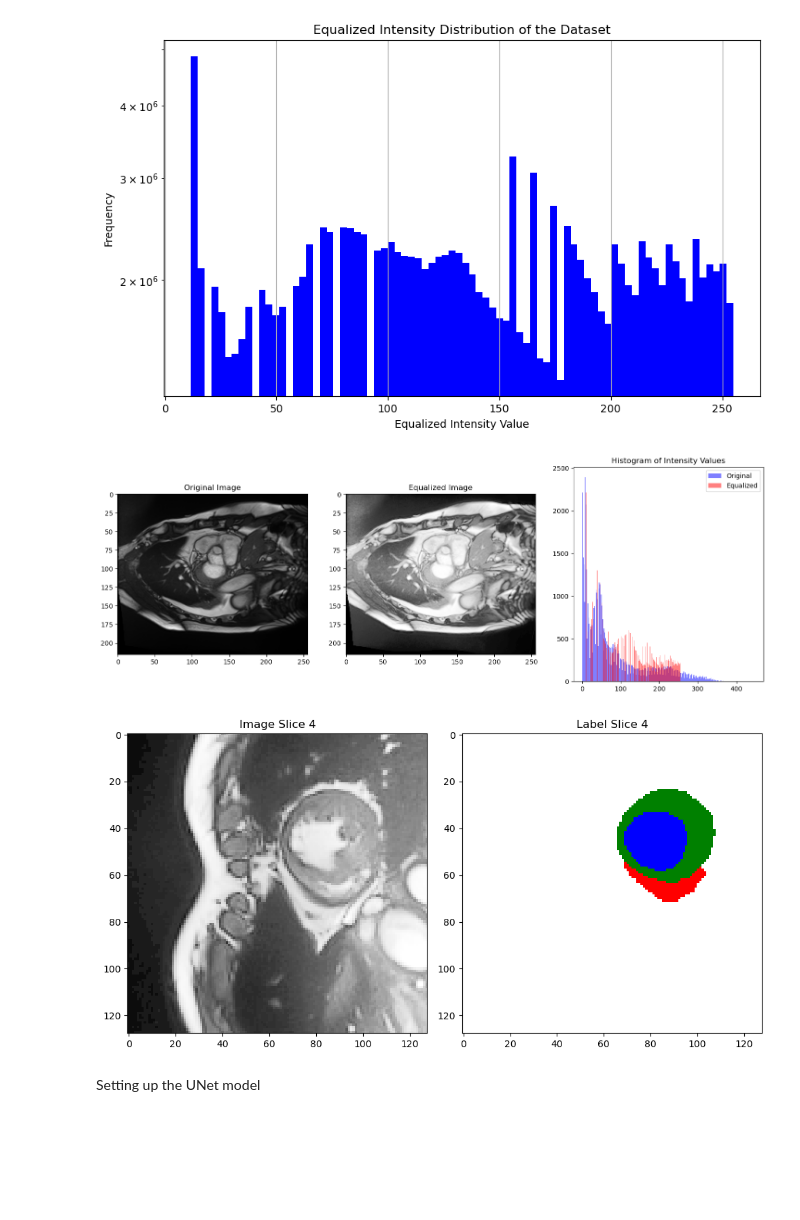
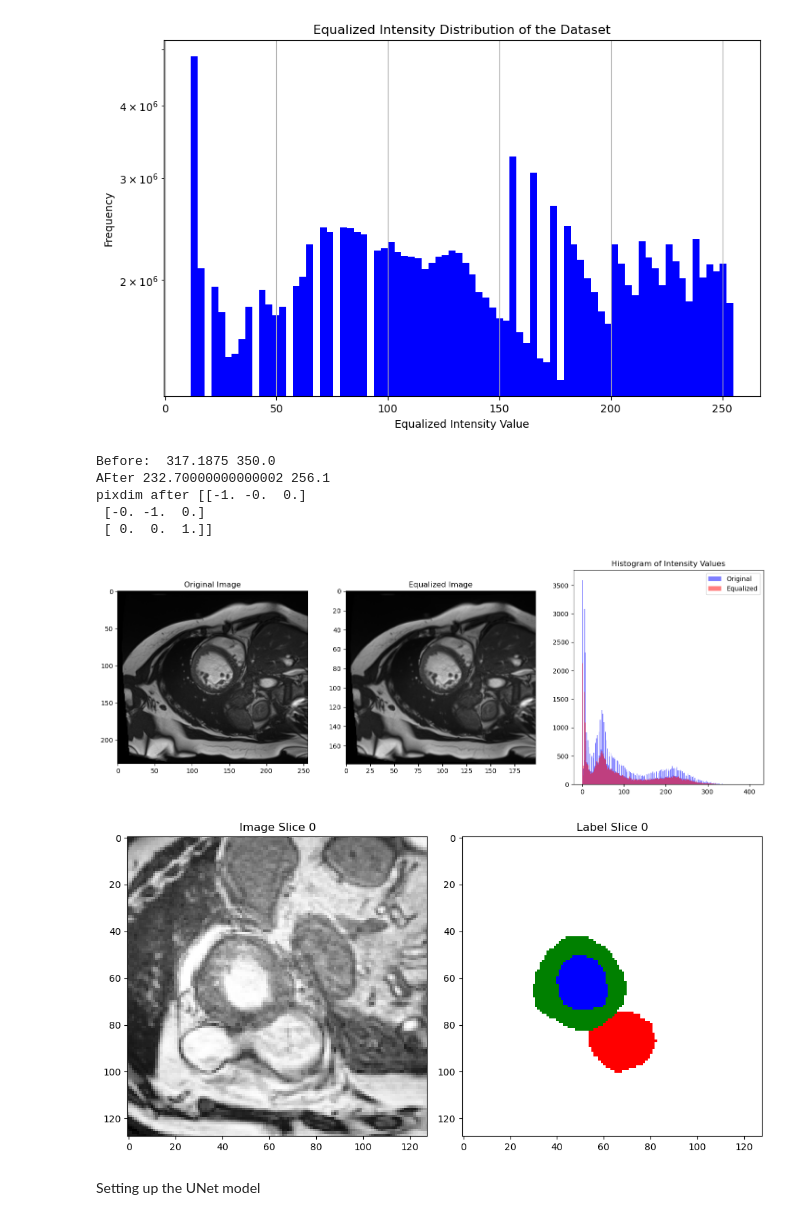
Before and after one commit to gijsdesmit/DLMIA, a Jupyter notebook: notebooks/UNet_segmentation.ipynb, the cells around one changed output. Cells and saved outputs as stored; diff of their text form; code cells hidden in the pictures; blank space fills up the shorter version.

```diff
--- a/notebooks/UNet_segmentation.ipynb
+++ b/notebooks/UNet_segmentation.ipynb
@@ -286,35 +279,42 @@ from skimage import exposure
 
 #TODO: Keep old or not?
 #TODO: remove code above perhaps
-# # Define custom transforms
-# class HistogramEqualization(monai.transforms.Transform):
-#     def __init__(self, cdf):
-#         self.cdf = cdf
-#
-#     def __call__(self, sample):
-#         image = sample['image']
-#         image = (image / np.max(image) * 255).astype(np.uint8)  # Normalize to [0, 255]
-#         #image = self.cdf[image]
-#         sample['image'] = image
-#
-#         return sample
 
-class HistogramEqualization(monai.transforms.Transform):
+class HistogramEqualization(Transform):
     def __call__(self, sample):
         image = sample['image']
-        equalized_image = exposure.equalize_hist(image)  # Normalizes to [0, 1]
 
-        sample['image'] = equalized_image * 255  # Optionally scale to [0, 255]
+        if isinstance(image, MetaTensor):
+            image_data = image.as_tensor()
+            image_meta_dict = image.meta
+            equalized_image = exposure.equalize_hist(image_data.numpy())  # Normalizes to [0, 1]
+            equalized_image = MetaTensor(equalized_image * 255, meta=image_meta_dict)
+        else:
+            equalized_image = exposure.equalize_hist(image)
+            equalized_image = equalized_image * 255
+        sample['image'] = equalized_image
         return sample
 # %%
 # Test the transformation on a single image and visualize it
-sample_image = training_slices_dict[0]['image']
+sample_image = training_slices_dict[22]['image']
 sample_image = sample_image.squeeze()
 #sample_image = sample_image[0]
 sample_image = np.expand_dims(sample_image, axis=0)
-transform_test = HistogramEqualization()
 
-equalized_sample_image = transform_test({'image': sample_image})['image'].squeeze()
+voxel_spacing_before = training_slices_dict[22]['image_meta_dict']['pixdim']
+#total size before
+print("Before: ", sample_image.shape[1]*voxel_spacing_before[0], sample_image.shape[2]*voxel_spacing_before[1])
+
+new_spacing = (1.3,1.3)
+#transform_test = HistogramEqualization()
+transform_test = monai.transforms.SpacingD(keys=['image'], pixdim=new_spacing, mode='bilinear')
+transformed_data = transform_test({'image': sample_image, 'image_meta_dict': training_slices_dict[22]['image_meta_dict']})
+equalized_sample_image = transformed_data['image'].squeeze()
+
+#print total size after
+print("AFter", equalized_sample_image.shape[0]*new_spacing[0], equalized_sample_image.shape[1]*new_spacing[1])
+print("pixdim after", transformed_data['image_meta_dict']['affine'])
+
 sample_image = sample_image.squeeze()
 
 # Display the original and equalized images along with their histograms
@@ -339,12 +339,18 @@ plt.title('Histogram of Intensity Values')
 
 plt.show()
 # %% [output]
+Before:  317.1875 350.0
+AFter 232.70000000000002 256.1
+pixdim after [[-1. -0.  0.]
+ [-0. -1.  0.]
+ [ 0.  0.  1.]]
-[figure, old version]
+[figure, new version]
 # %%
 # Patch size, should be divisible by 2 repeatedly for UNet
 size_y = 128
 size_x = 128
-
+pixdim_x = 1.2
+pixdim_y = 1.2
 # TODO: probably change which transforms to take
 
 class ConvertToFloat32:
@@ -356,7 +362,7 @@ class ConvertToFloat32:
 train_transform = monai.transforms.Compose([ #composed of several transforms
     LoadData(keys=['image', 'label']),
     HistogramEqualization(),
-    #monai.transforms.EnsureChannelFirstD(keys=['image', 'label']),
+    monai.transforms.SpacingD(keys=['image', 'label'], pixdim=(pixdim_x, pixdim_y, None), mode=['bilinear', 'nearest']),
     monai.transforms.RandRotateD(keys=['image', 'label'], range_x=2*3.1415, prob=0.5, mode=['bilinear', 'nearest']), # Rotate up to 360 degrees
     monai.transforms.RandFlipD(keys=['image', 'label'], spatial_axis=0, prob=0.25), # Flip along x-axis
     monai.transforms.RandFlipD(keys=['image', 'label'], spatial_axis=1, prob=0.25), # Flip along y-axis
@@ -367,6 +373,7 @@ train_transform = monai.transforms.Compose([ #composed of several transforms
 val_transform = monai.transforms.Compose([
     LoadData(keys=['image', 'label']),
     HistogramEqualization(),
+    monai.transforms.SpacingD(keys=['image', 'label'], pixdim=(pixdim_x, pixdim_y, None), mode=['bilinear', 'nearest']),
     ConvertToFloat32(),
     monai.transforms.RandSpatialCropd(keys=['image', 'label'], roi_size=[size_x, size_y], random_size=False),
     monai.transforms.ToTensorD(keys=['image', 'label'])
@@ -381,24 +388,27 @@ val_loader = DataLoader(test_dataset, batch_size=batch_size, shuffle=False)
 # %%
 label_cmap = ListedColormap(['none', 'red', 'green', 'blue'])
 
 def visualize_single_sample(data_loader):
     data_batch = next(iter(data_loader))
     batch_index = 0
     image, label = data_batch['image'][batch_index], data_batch['label'][batch_index]
-    slice_number = data_batch['img_meta_dict']['slice_number'][batch_index]
+    slice_number = data_batch['image_meta_dict']['slice_number'][batch_index]
+
+    #PRINT PIXEL SPACING
+    #print(data_batch['image'].meta)
 
     fig, axes = plt.subplots(1, 2, figsize=(10, 5))
     axes[0].imshow(image[0].numpy(), cmap="gray")
     axes[0].set_title(f"Image Slice {slice_number}")
     axes[1].imshow(label[0].numpy(), cmap=label_cmap)
     axes[1].set_title(f"Label Slice {slice_number}")
     plt.tight_layout()
     plt.show()
 
 # Visualize a single sample from the training loader
 visualize_single_sample(train_loader)
 # %% [output]
-[figure, old version]
+[figure, new version]
 # %% [markdown]
 Setting up the UNet model
 # %%
```
Also changed, not shown: parts of 8 cells of this notebook, 24 other files.
